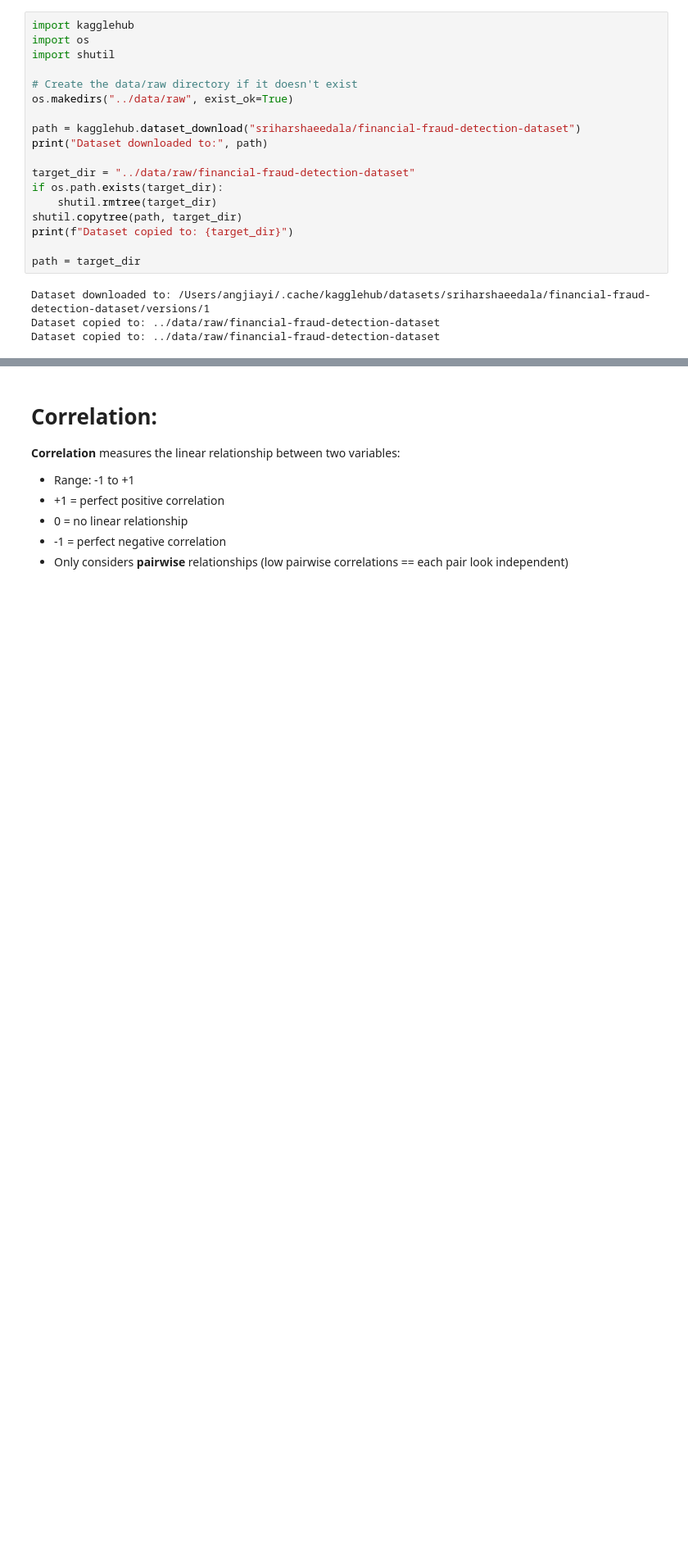
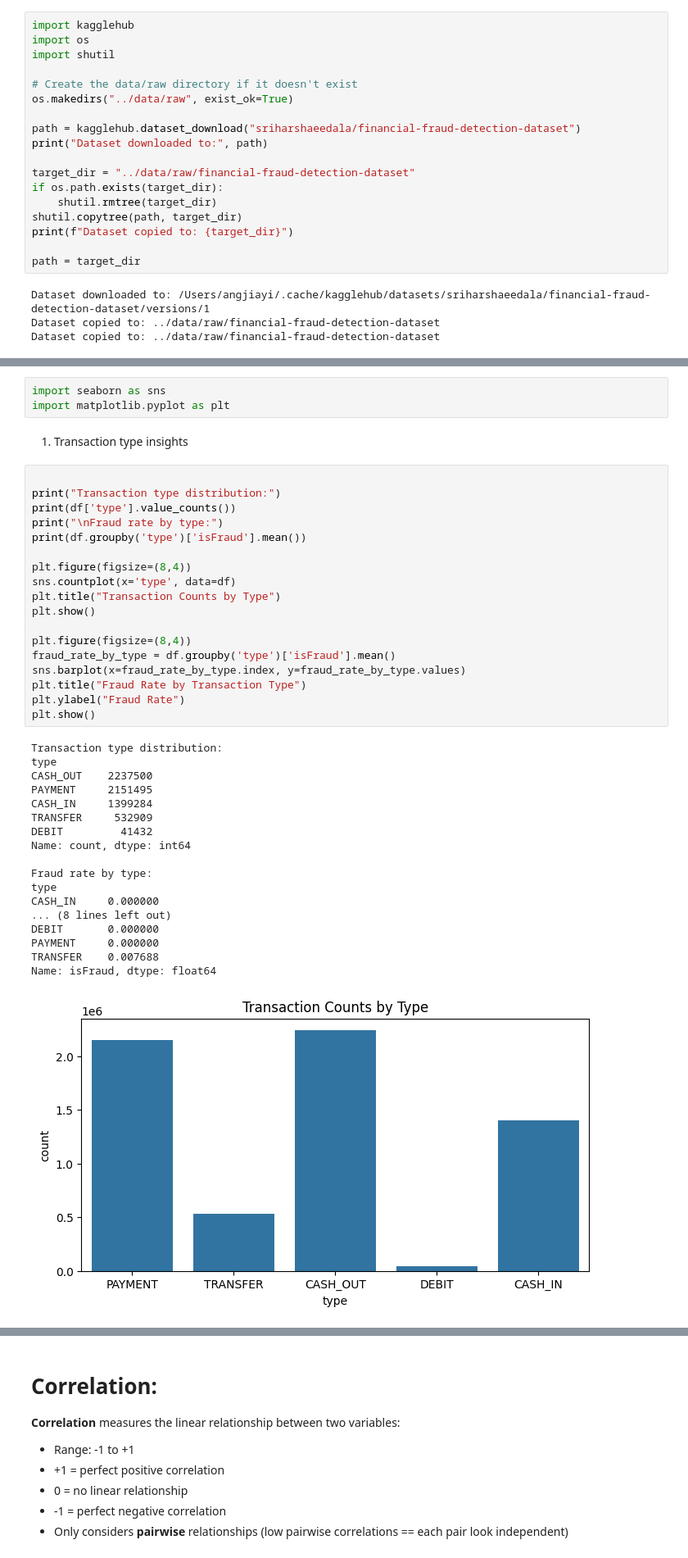
Before and after one commit to jl5045/DSA4263, a Jupyter notebook: notebooks/EDA.ipynb, the cells around one changed output, grey strips where cells are left out. Shown: that part at 82% size. Cells and saved outputs as stored; diff of their text form; blank space fills up the shorter version.

```diff
--- a/notebooks/EDA.ipynb
+++ b/notebooks/EDA.ipynb
@@ -58,0 +145,42 @@ df_encode['type'] = df_encode['type'].astype('category').cat.codes
+# %%
+import seaborn as sns
+import matplotlib.pyplot as plt
+# %% [markdown]
+1. Transaction type insights
+# %%
+
+print("Transaction type distribution:")
+print(df['type'].value_counts())
+print("\nFraud rate by type:")
+print(df.groupby('type')['isFraud'].mean())
+
+plt.figure(figsize=(8,4))
+sns.countplot(x='type', data=df)
+plt.title("Transaction Counts by Type")
+plt.show()
+
+plt.figure(figsize=(8,4))
+fraud_rate_by_type = df.groupby('type')['isFraud'].mean()
+sns.barplot(x=fraud_rate_by_type.index, y=fraud_rate_by_type.values)
+plt.title("Fraud Rate by Transaction Type")
+plt.ylabel("Fraud Rate")
+plt.show()
+# %% [output]
+Transaction type distribution:
+type
+CASH_OUT    2237500
+PAYMENT     2151495
+CASH_IN     1399284
+TRANSFER     532909
+DEBIT         41432
+Name: count, dtype: int64
+
+Fraud rate by type:
+type
+CASH_IN     0.000000
+... (8 lines left out)
+DEBIT       0.000000
+PAYMENT     0.000000
+TRANSFER    0.007688
+Name: isFraud, dtype: float64
+[figure, added]
```
Also changed, not shown: parts of 44 cells of this notebook, 1 other file.
